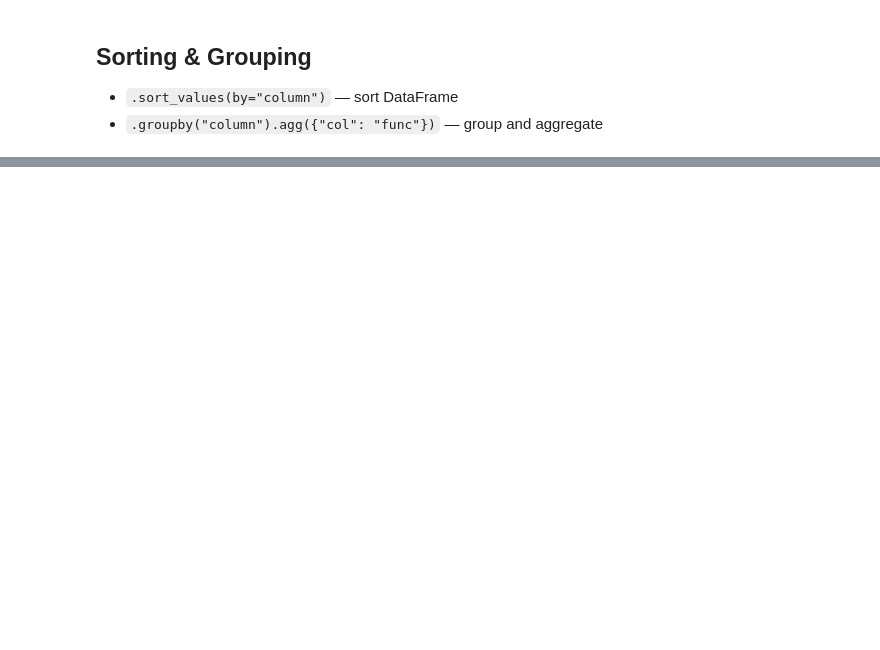
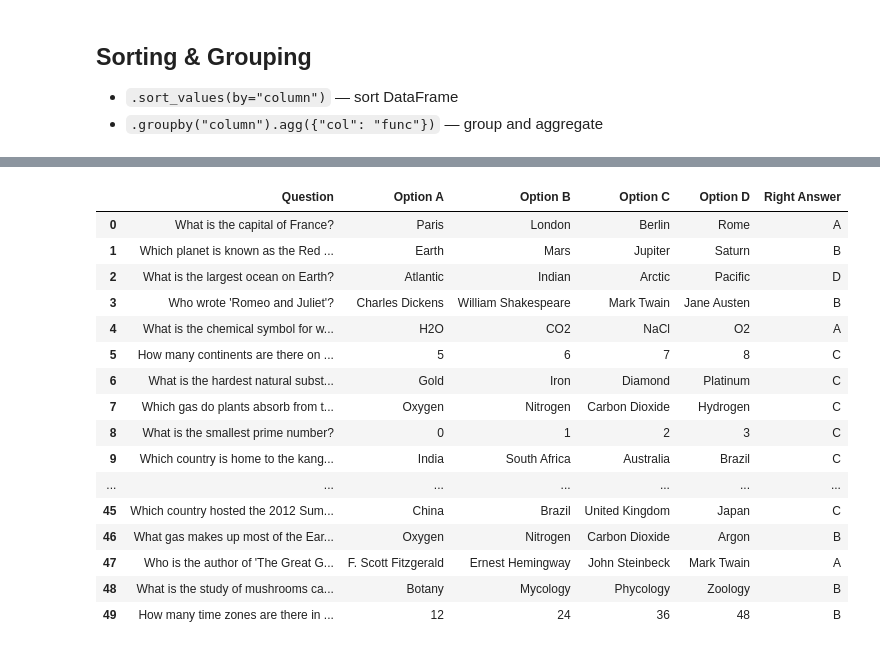
Before and after one commit to usmanashfaq1916/Usman-Data-analyst-Repository, a Jupyter notebook: Python class/21-07-2026/03_Pandas_Data_Analysis.ipynb, the cells around one changed output, grey strips where cells are left out. Drawn from its saved outputs; the diff is of its cells as text; code cells hidden in the pictures; blank space fills up the shorter version.

```diff
--- a/Python class/21-07-2026/03_Pandas_Data_Analysis.ipynb
+++ b/Python class/21-07-2026/03_Pandas_Data_Analysis.ipynb
@@ -371,3 +301,24 @@ while True:
 2. Login
 3. Exit
 Data Saved
+# %%
+que = pd.read_csv("Questions.csv")
+que
+# %% [output]
+|  | Question | Option A | Option B | Option C | Option D | Right Answer |
+| 0 | What is the capital of France? | Paris | London | Berlin | Rome | A |
+| 1 | Which planet is known as the Red ... | Earth | Mars | Jupiter | Saturn | B |
+| 2 | What is the largest ocean on Earth? | Atlantic | Indian | Arctic | Pacific | D |
+| 3 | Who wrote 'Romeo and Juliet'? | Charles Dickens | William Shakespeare | Mark Twain | Jane Austen | B |
+| 4 | What is the chemical symbol for w... | H2O | CO2 | NaCl | O2 | A |
+| 5 | How many continents are there on ... | 5 | 6 | 7 | 8 | C |
+| 6 | What is the hardest natural subst... | Gold | Iron | Diamond | Platinum | C |
+| 7 | Which gas do plants absorb from t... | Oxygen | Nitrogen | Carbon Dioxide | Hydrogen | C |
+| 8 | What is the smallest prime number? | 0 | 1 | 2 | 3 | C |
+| 9 | Which country is home to the kang... | India | South Africa | Australia | Brazil | C |
+| ... | ... | ... | ... | ... | ... | ... |
+| 45 | Which country hosted the 2012 Sum... | China | Brazil | United Kingdom | Japan | C |
+| 46 | What gas makes up most of the Ear... | Oxygen | Nitrogen | Carbon Dioxide | Argon | B |
+| 47 | Who is the author of 'The Great G... | F. Scott Fitzgerald | Ernest Hemingway | John Steinbeck | Mark Twain | A |
+| 48 | What is the study of mushrooms ca... | Botany | Mycology | Phycology | Zoology | B |
+| 49 | How many time zones are there in ... | 12 | 24 | 36 | 48 | B |
```
Also changed, not shown: parts of 13 cells of this notebook, 37 other files.
